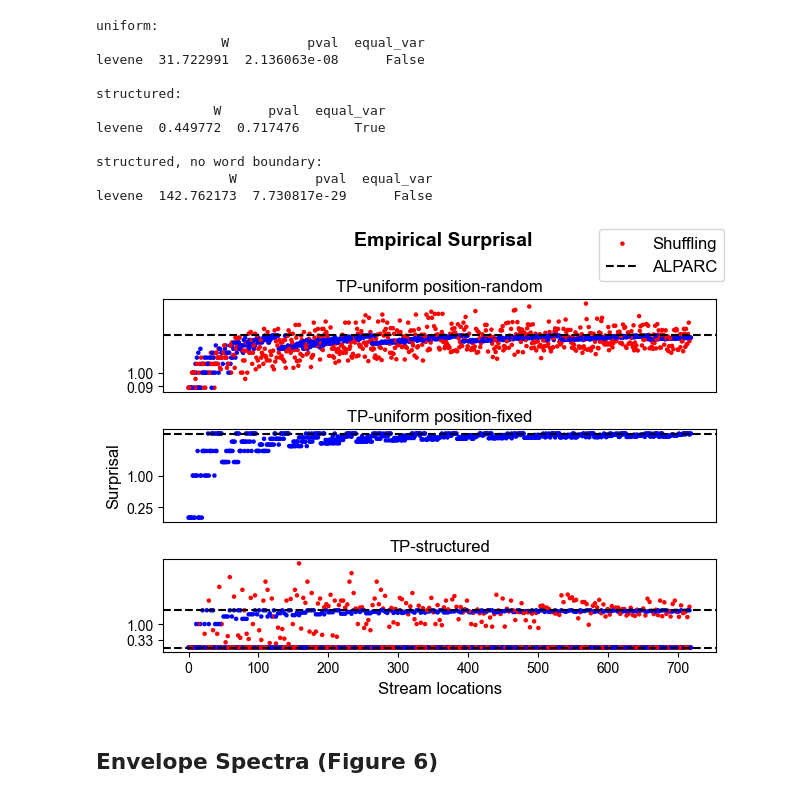
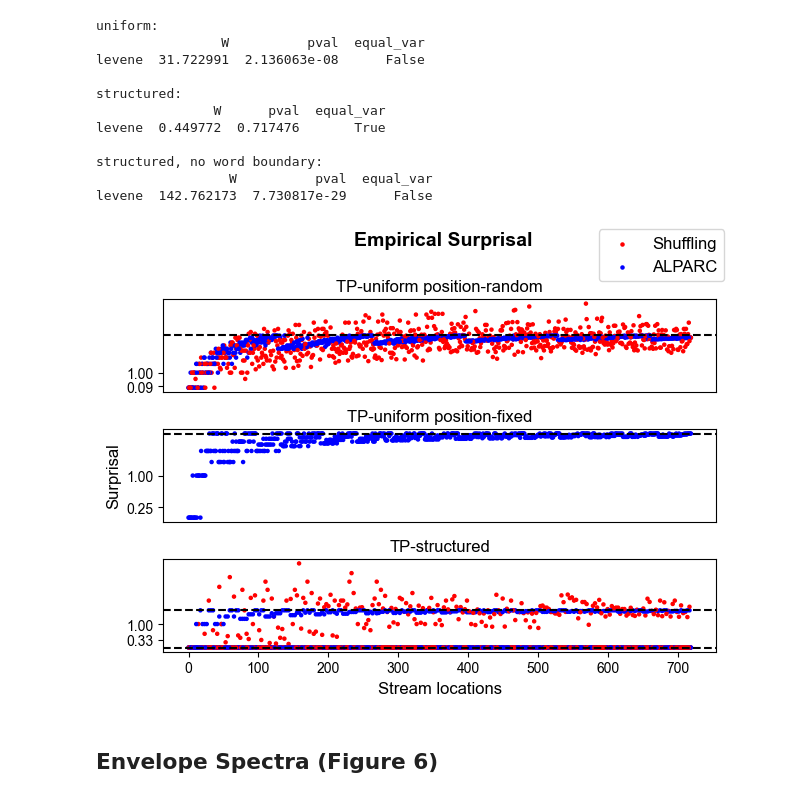
Before and after one commit to milosen/alparc, a Jupyter notebook: publication/plots_from_paper.ipynb, the cells around one changed output. Cells and saved outputs as stored; diff of their text form; code cells hidden in the pictures.

```diff
--- a/publication/plots_from_paper.ipynb
+++ b/publication/plots_from_paper.ipynb
@@ -599,39 +587,41 @@ y2_ax2 = -np.log2(compute_incremental_tps(pseudo_rand_tp_uniform_position_contro
 y2_ax3 = -np.log2(compute_incremental_tps(words[pseudo_rand_tp_struct()[0]].flatten(), n_symbols=12))
 for ax, y1, y2 in zip([ax1, ax2, ax3], [y1_ax1, [], y1_ax3], [y2_ax1, y2_ax2, y2_ax3]):
     points = ([(x, y, 'r') for x, y in enumerate(y1)] + [(x, y, 'b') for x, y in enumerate(y2)])
     random.shuffle(points)
     xs, ys, cs = zip(*points)
     ax.scatter(xs, ys, c=cs, s=s, alpha=a)
+ax.scatter([], [], c='r', s=s, alpha=a, label='Shuffling')
+ax.scatter([], [], c='b', s=s, alpha=a, label='ALPARC')
 ax1.set_title(r'TP-uniform position-random', fontsize = 12, fontname = 'Arial', fontweight="normal")
 ax2.set_title(r'TP-uniform position-fixed', fontsize = 12, fontname = 'Arial', fontweight="normal")
 ax3.set_title(r'TP-structured', fontsize = 12, fontname = 'Arial', fontweight="normal")
 ax3.set_xlabel(r'Stream locations', fontsize = 12, fontname = 'Arial')
 ax2.set_ylabel(r'Surprisal', fontsize = 12, fontname = 'Arial')
-ax1.axhline(-np.log2(0.09), linestyle = '--', color = 'black')
-ax2.axhline(-np.log2(0.25), linestyle = '--', color = 'black')
-ax3.axhline(-np.log2(0.33), linestyle = '--', color = 'black')
-ax3.axhline(-np.log2(1), linestyle = '--', color = 'black')
 ax1.set_yticks([0.09, 1])
 ax2.set_yticks([0.25, 1])
 ax3.set_yticks([0.33, 1])
 ax1.set_xticks([])
 ax2.set_xticks([])
 #ax1.set_ylim([0, 1])
 #ax2.set_ylim([0, 1])
 #ax3.set_ylim([0, 1])
 fig.suptitle('Empirical Surprisal', x = 0.55, y = 1,
              fontsize = 14, fontname = 'Arial', fontweight = 'bold')
-fig.legend(groups, prop={'family':'Arial', 'size':12})
+fig.legend(prop={'family':'Arial', 'size':12})
+ax1.axhline(-np.log2(0.09), linestyle = '--', color = 'black')
+ax2.axhline(-np.log2(0.25), linestyle = '--', color = 'black')
+ax3.axhline(-np.log2(0.33), linestyle = '--', color = 'black')
+ax3.axhline(-np.log2(1), linestyle = '--', color = 'black')
 plt.show()
 fig.savefig(opdir + 'figure_5_surp.svg', bbox_inches = 'tight', dpi = 600)
 fig.savefig(opdir + 'figure_5_surp.pdf', bbox_inches = 'tight', dpi = 600)
 fig.savefig(opdir + 'figure_5_surp.tiff', bbox_inches = 'tight', dpi = 600)
 
 # RUN LEVENE TEST TO COMPARE VARIANCE OF TP MATRICES
 L_struct = stats.levene(Incremental_TPs[0][0][2::3], Incremental_TPs[1][1][2::3], center = 'mean')
 L_random = stats.levene(Incremental_TPs[0][2], Incremental_TPs[1][0], center = 'mean')
 # %% [output]
-[figure, old version]
+[figure, new version]
 # %% [markdown]
 ## Envelope Spectra (Figure 6)
 # %%
```
Also changed, not shown: parts of 7 cells of this notebook.
